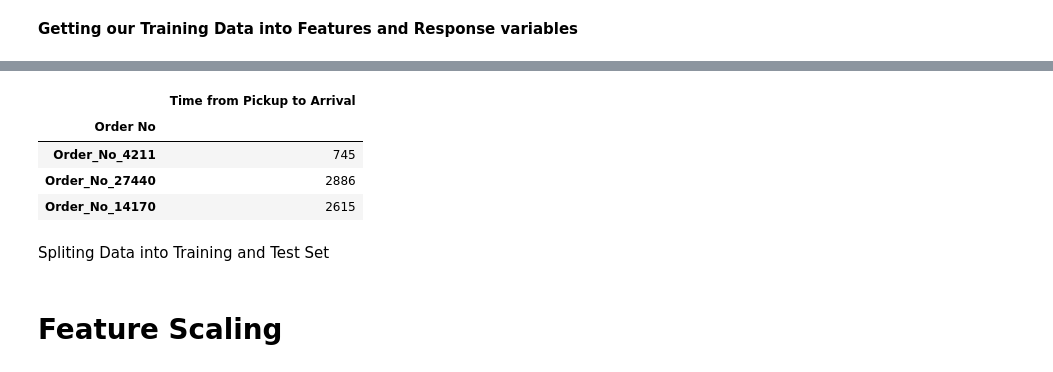
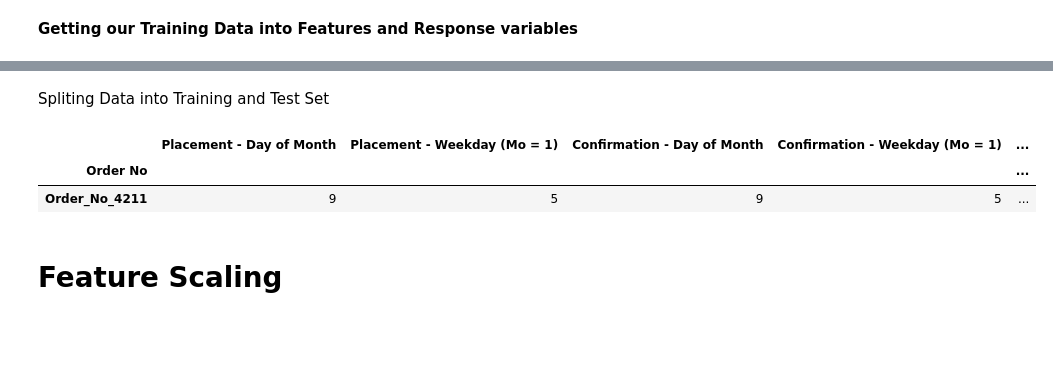
Before and after one commit to MathewNhari/Sendy-Logistics-Challenge, a Jupyter notebook: Sendy_Logistics_Challenge_Decision_Tree.ipynb, the cells around one changed output, grey strips where cells are left out. Cells and saved outputs as stored; diff of their text form; code cells hidden in the pictures; blank space fills up the shorter version.

```diff
--- a/Sendy_Logistics_Challenge_Decision_Tree.ipynb
+++ b/Sendy_Logistics_Challenge_Decision_Tree.ipynb
@@ -265,11 +241,3 @@ X.head(3)
-# %%
-y.head(3)
-# %% [output]
-|  | Time from Pickup to Arrival |
-| Order No |  |
-| Order_No_4211 | 745 |
-| Order_No_27440 | 2886 |
-| Order_No_14170 | 2615 |
 # %% [markdown]
 Spliting Data into Training and Test Set
 # %%
@@ -278,3 +247,17 @@ from sklearn.model_selection import train_test_split
+# %%
+scaler_X = StandardScaler()
+scaler_y = StandardScaler()
+# %%
+columns = ['Distance (KM)', 'Temperature', 'Pickup Lat','Pickup Long','Destination Lat','Destination Long','No_Of_Orders',
+           'Age', 'Average_Rating', 'No_of_Ratings']
+X[columns] = scaler_X.fit_transform(X[columns])
+y = scaler_y.fit_transform(y)
+# %%
+X.head(1)
+# %% [output]
+|  | Placement - Day of Month | Placement - Weekday (Mo = 1) | Confirmation - Day of Month | Confirmation - Weekday (Mo = 1) | ... |
+| Order No |  |  |  |  | ... |
+| Order_No_4211 | 9 | 5 | 9 | 5 | ... |
 # %%
 # split dataset into train and test sets
 X_train, X_test, y_train, y_test = train_test_split(X,
```
Also changed, not shown: parts of 39 cells of this notebook.
